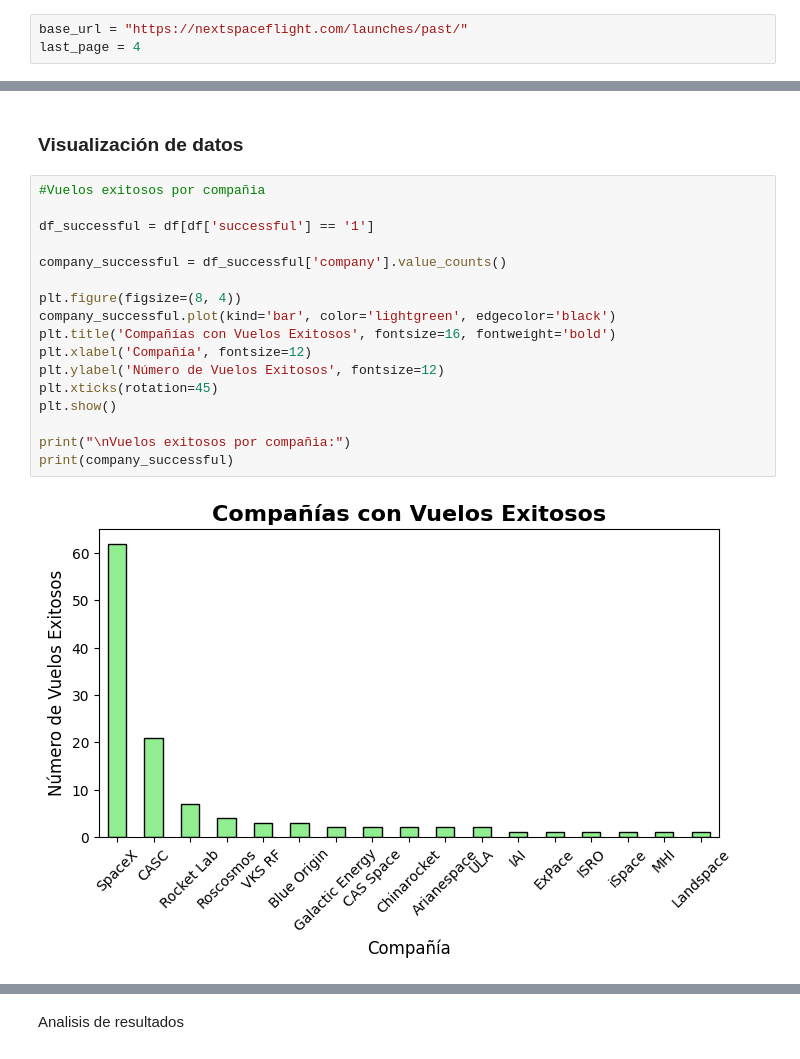
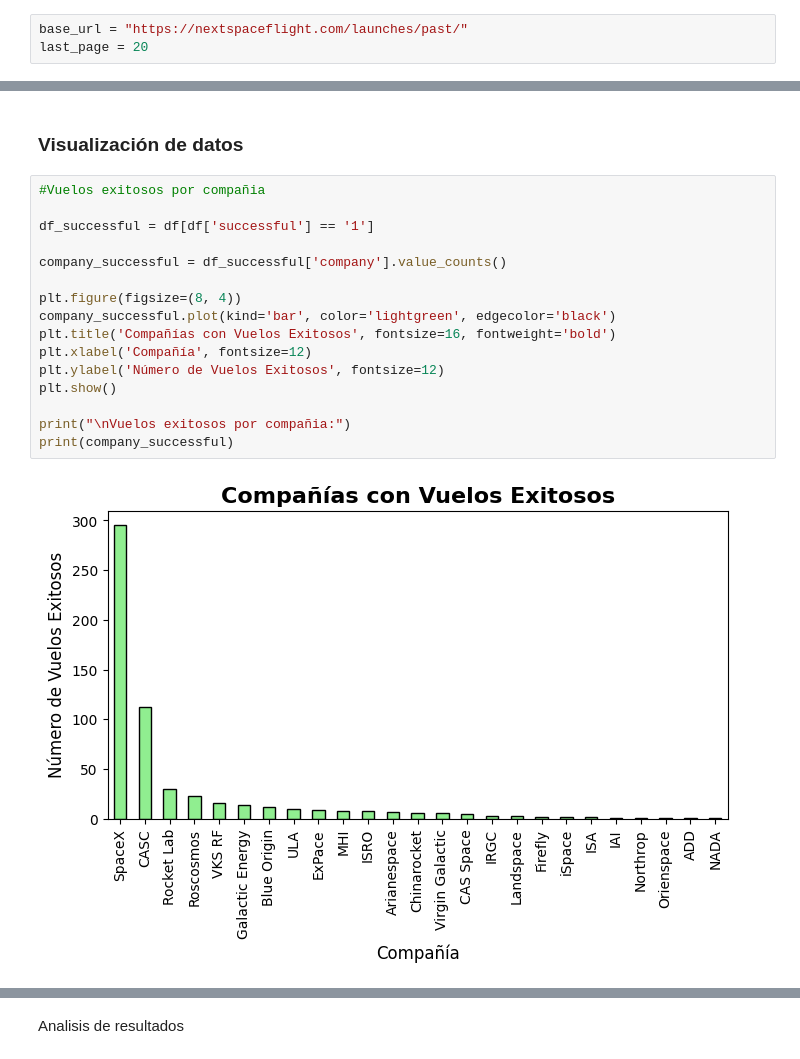
Before and after one commit to BaljeetTM/Tarea1_dataScience, a Jupyter notebook: Tarea1.ipynb, the cells around one changed output, grey strips where cells are left out. Cells and saved outputs as stored; diff of their text form.

```diff
--- a/Tarea1.ipynb
+++ b/Tarea1.ipynb
@@ -9,7 +9,7 @@ from selenium.webdriver.chrome.options import Options
 import math
 # %%
 base_url = "https://nextspaceflight.com/launches/past/"
-last_page = 4
+last_page = 20
 # %%
 options = Options()
 options.add_argument("--headless=new")
@@ -223,21 +223,20 @@ df.to_csv('launches.csv', index=False)
 # %%
 #Vuelos exitosos por compañia
 
 df_successful = df[df['successful'] == '1']
 
 company_successful = df_successful['company'].value_counts()
 
 plt.figure(figsize=(8, 4))
 company_successful.plot(kind='bar', color='lightgreen', edgecolor='black')
 plt.title('Compañías con Vuelos Exitosos', fontsize=16, fontweight='bold')
 plt.xlabel('Compañía', fontsize=12)
 plt.ylabel('Número de Vuelos Exitosos', fontsize=12)
-plt.xticks(rotation=45)
 plt.show()
 
 print("\nVuelos exitosos por compañia:")
 print(company_successful)
 # %% [output]
-[figure, old version]
+[figure, new version]
 Vuelos exitosos por compañia:
 company
```
Also changed, not shown: parts of 12 cells of this notebook.
